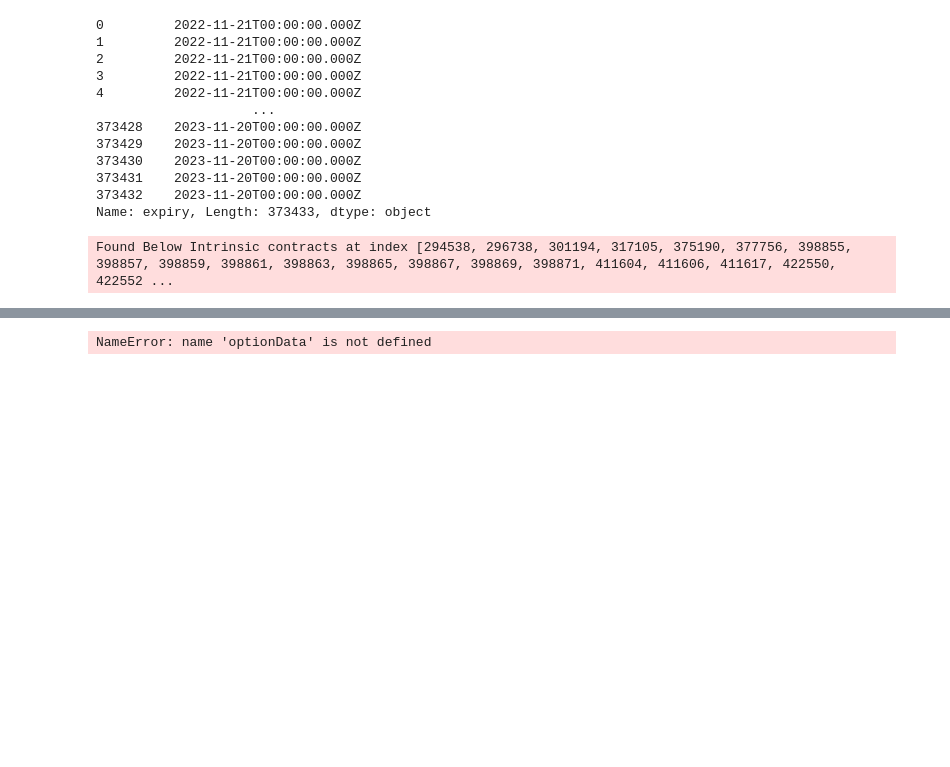
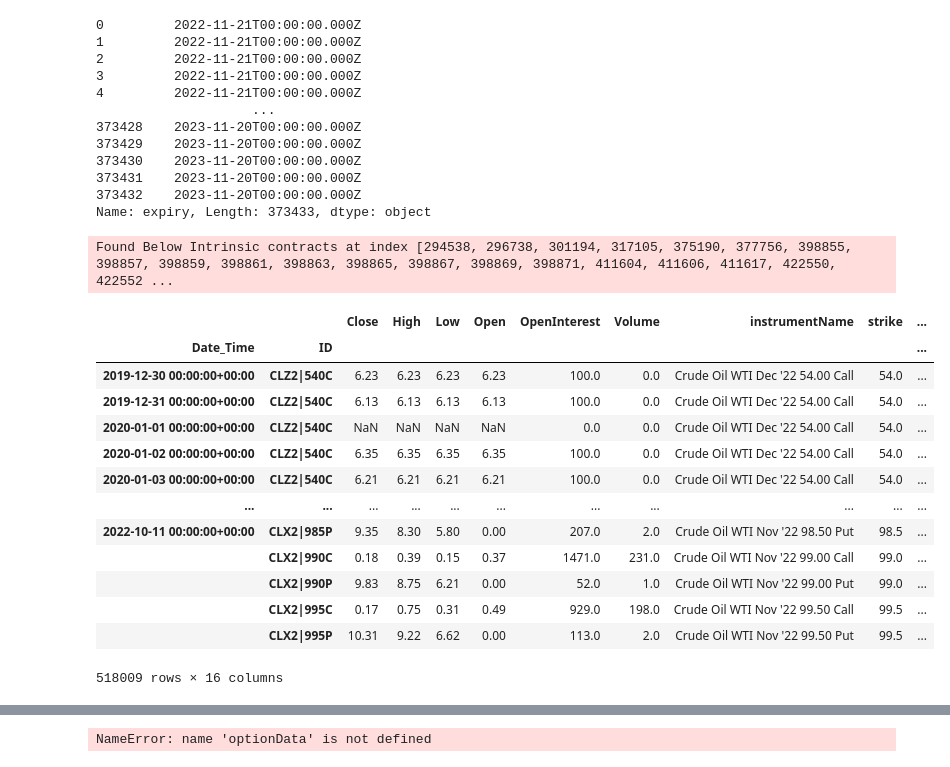
Before and after one commit to cwilko/marketinsights-price-aggregator, a Jupyter notebook: notebooks/datarefresh.ipynb, the cells around one changed output, grey strips where cells are left out. Saved outputs shown, nothing was run; the diff lists cells and outputs as text; code cells hidden in the pictures; blank space fills up the shorter version.

```diff
--- a/notebooks/datarefresh.ipynb
+++ b/notebooks/datarefresh.ipynb
@@ -401,7 +337,23 @@ optionsData["IV"] = opt_utils.get_IV(optionsData, 0.0).values
 # %% [output]
 Found Below Intrinsic contracts at index [294538, 296738, 301194, 317105, 375190, 377756, 398855, 398857, 398859, 398861, 398863, 398865, 398867, 398869, 398871, 411604, 411606, 411617, 422550, 422552 ...
 # %%
-data= mds.get("WTICrudeOil_Options")
+data = mds.get("WTICrudeOil_Options")
+data
+# %% [output]
+|  |  | Close | High | Low | Open | OpenInterest | Volume | instrumentName | strike | ... |
+| Date_Time | ID |  |  |  |  |  |  |  |  | ... |
+| 2019-12-30 00:00:00+00:00 | CLZ2|540C | 6.23 | 6.23 | 6.23 | 6.23 | 100.0 | 0.0 | Crude Oil WTI Dec '22 54.00 Call | 54.0 | ... |
+| 2019-12-31 00:00:00+00:00 | CLZ2|540C | 6.13 | 6.13 | 6.13 | 6.13 | 100.0 | 0.0 | Crude Oil WTI Dec '22 54.00 Call | 54.0 | ... |
+| 2020-01-01 00:00:00+00:00 | CLZ2|540C | NaN | NaN | NaN | NaN | 0.0 | 0.0 | Crude Oil WTI Dec '22 54.00 Call | 54.0 | ... |
+| 2020-01-02 00:00:00+00:00 | CLZ2|540C | 6.35 | 6.35 | 6.35 | 6.35 | 100.0 | 0.0 | Crude Oil WTI Dec '22 54.00 Call | 54.0 | ... |
+| 2020-01-03 00:00:00+00:00 | CLZ2|540C | 6.21 | 6.21 | 6.21 | 6.21 | 100.0 | 0.0 | Crude Oil WTI Dec '22 54.00 Call | 54.0 | ... |
+| ... | ... | ... | ... | ... | ... | ... | ... | ... | ... | ... |
+| 2022-10-11 00:00:00+00:00 | CLX2|985P | 9.35 | 8.30 | 5.80 | 0.00 | 207.0 | 2.0 | Crude Oil WTI Nov '22 98.50 Put | 98.5 | ... |
+|  | CLX2|990C | 0.18 | 0.39 | 0.15 | 0.37 | 1471.0 | 231.0 | Crude Oil WTI Nov '22 99.00 Call | 99.0 | ... |
+|  | CLX2|990P | 9.83 | 8.75 | 6.21 | 0.00 | 52.0 | 1.0 | Crude Oil WTI Nov '22 99.00 Put | 99.0 | ... |
+|  | CLX2|995C | 0.17 | 0.75 | 0.31 | 0.49 | 929.0 | 198.0 | Crude Oil WTI Nov '22 99.50 Call | 99.5 | ... |
+|  | CLX2|995P | 10.31 | 9.22 | 6.62 | 0.00 | 113.0 | 2.0 | Crude Oil WTI Nov '22 99.50 Put | 99.5 | ... |
+518009 rows × 16 columns
 # %%
 optionsData = data.reset_index()
 puts = optionsData[optionsData["type"]=="p"].dropna()
```
Also changed, not shown: parts of 4 cells of this notebook, 2 other files.
